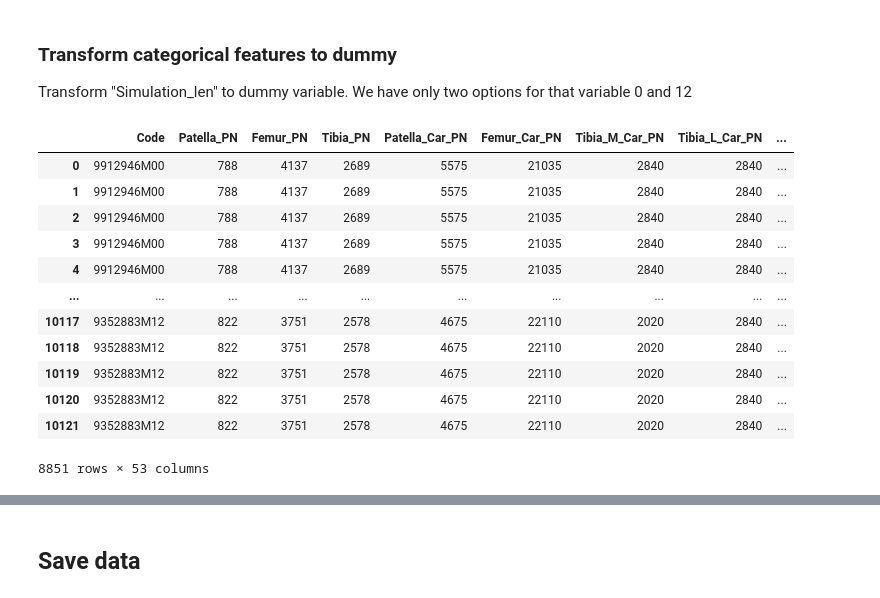
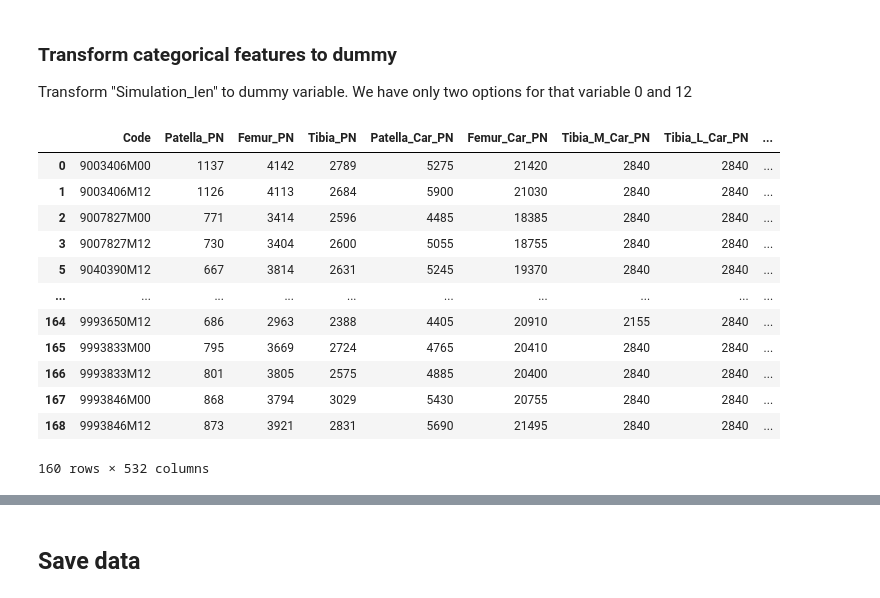
Before and after one commit to cs481-ekh/f22-ai-cbl, a Jupyter notebook: notebooks/data_transformation_and_feature_eval_set3.ipynb, the cells around one changed output, grey strips where cells are left out. Cells and saved outputs as stored; diff of their text form; code cells hidden in the pictures.

```diff
--- a/notebooks/data_transformation_and_feature_eval_set3.ipynb
+++ b/notebooks/data_transformation_and_feature_eval_set3.ipynb
@@ -62,22 +36,0 @@ Now let's create a tall table, so we can extract data in a specific tall format,
-# %%
-def transform_to_tall(data):
-    column_names = list(data.columns)
-    column_names = [item for item in column_names if 'med_frame' not in item]
-    column_names = [item for item in column_names if 'lat_frame' not in item]
-
-    data = pd.wide_to_long(data,
-                        stubnames=["med_frame_", "lat_frame_"],
-                        i=column_names,
-                        j="frame")
-    data = data.rename(columns={"med_frame_": "Max_tib_med_contact_pressure", "lat_frame_": "Max_tib_lat_contact_pressure"})
-    data = data.reset_index()
-
-    return data
-
-def remove_outliers(data, cut_off=100):
-    result_no_outliers = data[data['Max_tib_lat_contact_pressure'] < cut_off]
-    result_no_outliers = result_no_outliers[result_no_outliers['Max_tib_med_contact_pressure'] < cut_off]
-    result_no_outliers = result_no_outliers[result_no_outliers['med_Max_all_frames'] < cut_off]
-    result_no_outliers = result_no_outliers[result_no_outliers['lat_Max_all_frames'] < cut_off]
-
-    return result_no_outliers
@@ -129,2 +73,9 @@ plt.hist(train_dataset['Max_tib_lat_contact_pressure'], bins = 30)
+# %%
+def remove_outliers(data, cut_off=100):
+
+    result_no_outliers = data[data['med_Max_all_frames'] < cut_off]
+    result_no_outliers = result_no_outliers[result_no_outliers['lat_Max_all_frames'] < cut_off]
+
+    return result_no_outliers
 # %% [markdown]
 Contact pressure for both medial and lateral cartilages is distributed very unequally. There are outliers with unusually high contact pressure. Let’s remove outliers, knee with high maximal tibia cartilage contact pressure (>100). Since we have data for all 240-time points, we do not need to remove the whole simulation but just corrupted frames.
@@ -149,0 +82,2 @@ train_dataset
+# %%
+result = remove_outliers(result)
@@ -192,23 +114,20 @@ result_no_outliers_frame
 
 Transform "Simulation_len" to dummy variable. We have only two options for that variable 0 and 12
 # %%
-train_dataset['Simulation_len'] = pd.get_dummies(train_dataset['Simulation_len'], drop_first=True)
-train_dataset.rename(columns={"Simulation_len": "12_month_sim"})
-
-test_dataset['Simulation_len'] = pd.get_dummies(test_dataset['Simulation_len'], drop_first=True)
-test_dataset.rename(columns={"Simulation_len": "12_month_sim"})
+result['Simulation_len'] = pd.get_dummies(result['Simulation_len'], drop_first=True)
+result.rename(columns={"Simulation_len": "12_month_sim"})
 # %% [output]
 |  | Code | Patella_PN | Femur_PN | Tibia_PN | Patella_Car_PN | Femur_Car_PN | Tibia_M_Car_PN | Tibia_L_Car_PN | ... |
-| 0 | 9912946M00 | 788 | 4137 | 2689 | 5575 | 21035 | 2840 | 2840 | ... |
-| 1 | 9912946M00 | 788 | 4137 | 2689 | 5575 | 21035 | 2840 | 2840 | ... |
-| 2 | 9912946M00 | 788 | 4137 | 2689 | 5575 | 21035 | 2840 | 2840 | ... |
-| 3 | 9912946M00 | 788 | 4137 | 2689 | 5575 | 21035 | 2840 | 2840 | ... |
-| 4 | 9912946M00 | 788 | 4137 | 2689 | 5575 | 21035 | 2840 | 2840 | ... |
+| 0 | 9003406M00 | 1137 | 4142 | 2789 | 5275 | 21420 | 2840 | 2840 | ... |
+| 1 | 9003406M12 | 1126 | 4113 | 2684 | 5900 | 21030 | 2840 | 2840 | ... |
+| 2 | 9007827M00 | 771 | 3414 | 2596 | 4485 | 18385 | 2840 | 2840 | ... |
+| 3 | 9007827M12 | 730 | 3404 | 2600 | 5055 | 18755 | 2840 | 2840 | ... |
+| 5 | 9040390M12 | 667 | 3814 | 2631 | 5245 | 19370 | 2840 | 2840 | ... |
 | ... | ... | ... | ... | ... | ... | ... | ... | ... | ... |
-| 10117 | 9352883M12 | 822 | 3751 | 2578 | 4675 | 22110 | 2020 | 2840 | ... |
-| 10118 | 9352883M12 | 822 | 3751 | 2578 | 4675 | 22110 | 2020 | 2840 | ... |
-| 10119 | 9352883M12 | 822 | 3751 | 2578 | 4675 | 22110 | 2020 | 2840 | ... |
-| 10120 | 9352883M12 | 822 | 3751 | 2578 | 4675 | 22110 | 2020 | 2840 | ... |
-| 10121 | 9352883M12 | 822 | 3751 | 2578 | 4675 | 22110 | 2020 | 2840 | ... |
+| 164 | 9993650M12 | 686 | 2963 | 2388 | 4405 | 20910 | 2155 | 2840 | ... |
+| 165 | 9993833M00 | 795 | 3669 | 2724 | 4765 | 20410 | 2840 | 2840 | ... |
+| 166 | 9993833M12 | 801 | 3805 | 2575 | 4885 | 20400 | 2840 | 2840 | ... |
+| 167 | 9993846M00 | 868 | 3794 | 3029 | 5430 | 20755 | 2840 | 2840 | ... |
+| 168 | 9993846M12 | 873 | 3921 | 2831 | 5690 | 21495 | 2840 | 2840 | ... |
-8851 rows × 53 columns
+160 rows × 532 columns
 # %%
```
Also changed, not shown: parts of 22 cells of this notebook, 3 other files.
